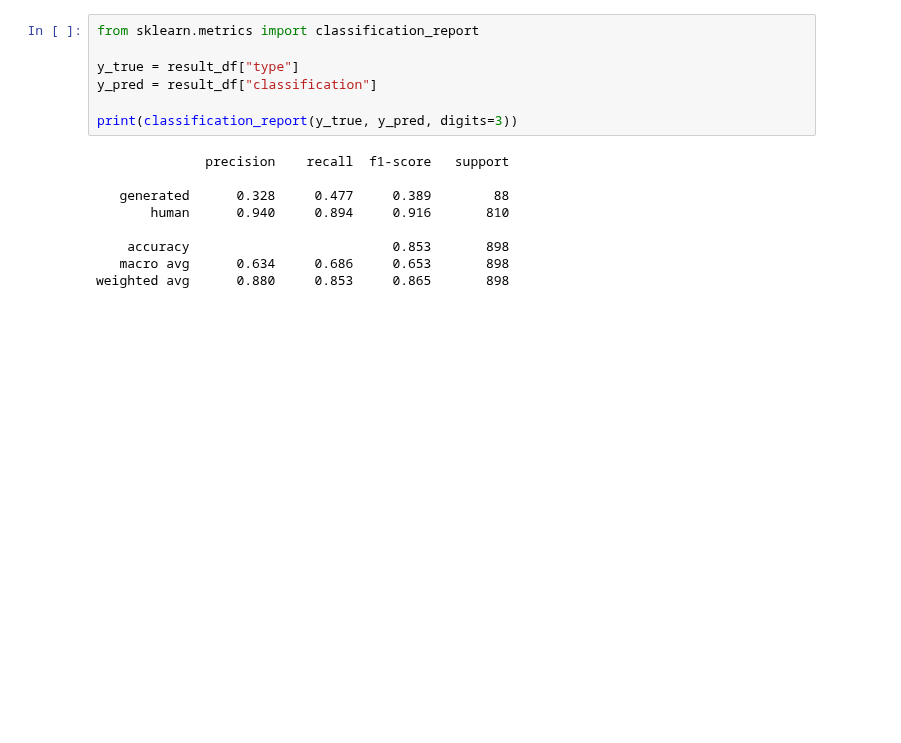
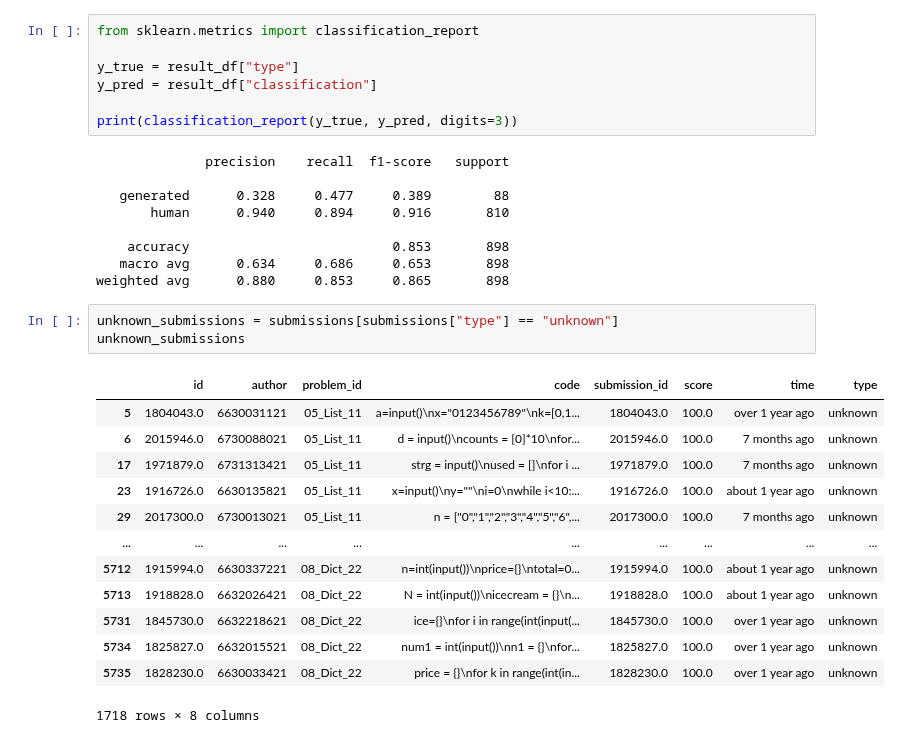
Before and after one commit to capstone-cp49/grader-rag, a Jupyter notebook: src/rag_prototype.ipynb, the cells around one changed output. Saved outputs shown, nothing was run; the diff lists cells and outputs as text; blank space fills up the shorter version.

```diff
--- a/src/rag_prototype.ipynb
+++ b/src/rag_prototype.ipynb
@@ -775,3 +662,20 @@ print(classification_report(y_true, y_pred, digits=3))
     accuracy                          0.853       898
    macro avg      0.634     0.686     0.653       898
 weighted avg      0.880     0.853     0.865       898
+# %%
+unknown_submissions = submissions[submissions["type"] == "unknown"]
+unknown_submissions
+# %% [output]
+|  | id | author | problem_id | code | submission_id | score | time | type |
+| 5 | 1804043.0 | 6630031121 | 05_List_11 | a=input()\nx="0123456789"\nk=[0,1... | 1804043.0 | 100.0 | over 1 year ago | unknown |
+| 6 | 2015946.0 | 6730088021 | 05_List_11 | d = input()\ncounts = [0]*10\nfor... | 2015946.0 | 100.0 | 7 months ago | unknown |
+| 17 | 1971879.0 | 6731313421 | 05_List_11 | strg = input()\nused = []\nfor i ... | 1971879.0 | 100.0 | 7 months ago | unknown |
+| 23 | 1916726.0 | 6630135821 | 05_List_11 | x=input()\ny=""\ni=0\nwhile i<10:... | 1916726.0 | 100.0 | about 1 year ago | unknown |
+| 29 | 2017300.0 | 6730013021 | 05_List_11 | n = ["0","1","2","3","4","5","6",... | 2017300.0 | 100.0 | 7 months ago | unknown |
+| ... | ... | ... | ... | ... | ... | ... | ... | ... |
+| 5712 | 1915994.0 | 6630337221 | 08_Dict_22 | n=int(input())\nprice={}\ntotal=0... | 1915994.0 | 100.0 | about 1 year ago | unknown |
+| 5713 | 1918828.0 | 6632026421 | 08_Dict_22 | N = int(input())\nicecream = {}\n... | 1918828.0 | 100.0 | about 1 year ago | unknown |
+| 5731 | 1845730.0 | 6632218621 | 08_Dict_22 | ice={}\nfor i in range(int(input(... | 1845730.0 | 100.0 | over 1 year ago | unknown |
+| 5734 | 1825827.0 | 6632015521 | 08_Dict_22 | num1 = int(input())\nn1 = {}\nfor... | 1825827.0 | 100.0 | over 1 year ago | unknown |
+| 5735 | 1828230.0 | 6630033421 | 08_Dict_22 | price = {}\nfor k in range(int(in... | 1828230.0 | 100.0 | over 1 year ago | unknown |
+1718 rows × 8 columns
```
Also changed, not shown: parts of 5 cells of this notebook, 2 other files.
